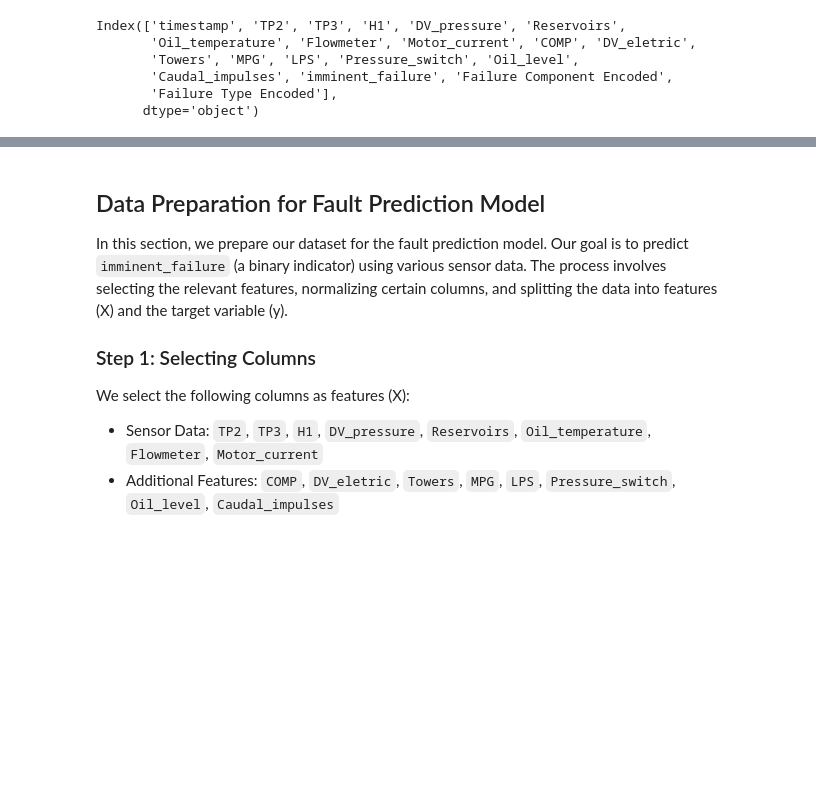
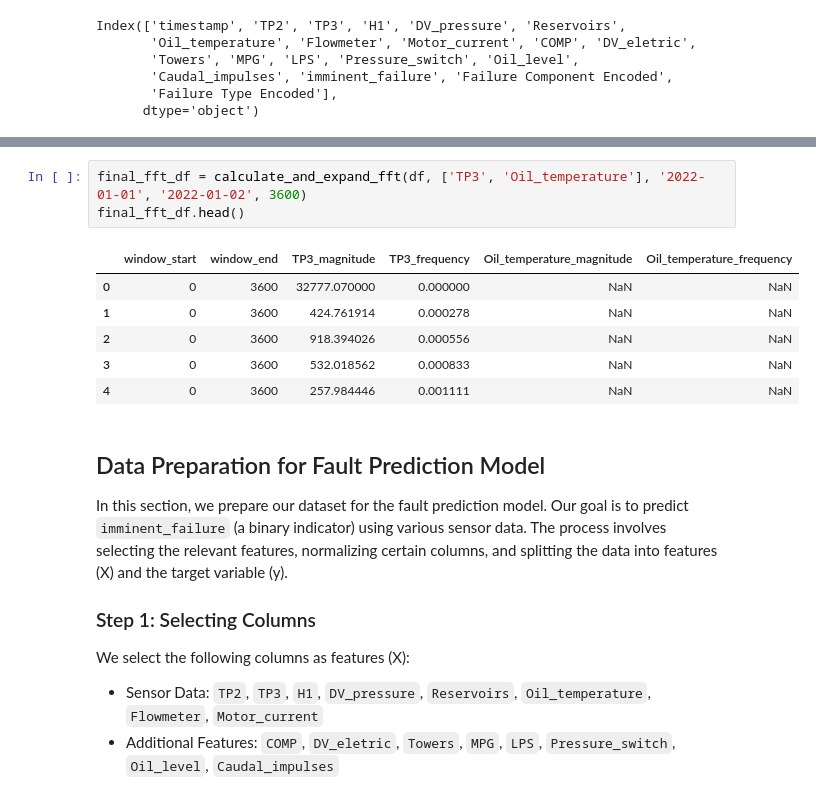
Before and after one commit to Iraj-Ahangari/PdM-MetroPT, a Jupyter notebook: notebooks/Modeling.ipynb, the cells around one changed output, grey strips where cells are left out. Drawn from its saved outputs; the diff is of its cells as text; blank space fills up the shorter version.

```diff
--- a/notebooks/Modeling.ipynb
+++ b/notebooks/Modeling.ipynb
@@ -131,3 +167,13 @@ plot_fft_with_timestamp(df, ['TP3', 'Oil_temperature'], 10800, 5, '2022-05-30 06
+# %%
+final_fft_df = calculate_and_expand_fft(df, ['TP3', 'Oil_temperature'], '2022-01-01', '2022-01-02', 3600)
+final_fft_df.head()
+# %% [output]
+|  | window_start | window_end | TP3_magnitude | TP3_frequency | Oil_temperature_magnitude | Oil_temperature_frequency |
+| 0 | 0 | 3600 | 32777.070000 | 0.000000 | NaN | NaN |
+| 1 | 0 | 3600 | 424.761914 | 0.000278 | NaN | NaN |
+| 2 | 0 | 3600 | 918.394026 | 0.000556 | NaN | NaN |
+| 3 | 0 | 3600 | 532.018562 | 0.000833 | NaN | NaN |
+| 4 | 0 | 3600 | 257.984446 | 0.001111 | NaN | NaN |
 # %% [markdown]
 
 
```
Also changed, not shown: parts of 8 cells of this notebook.
